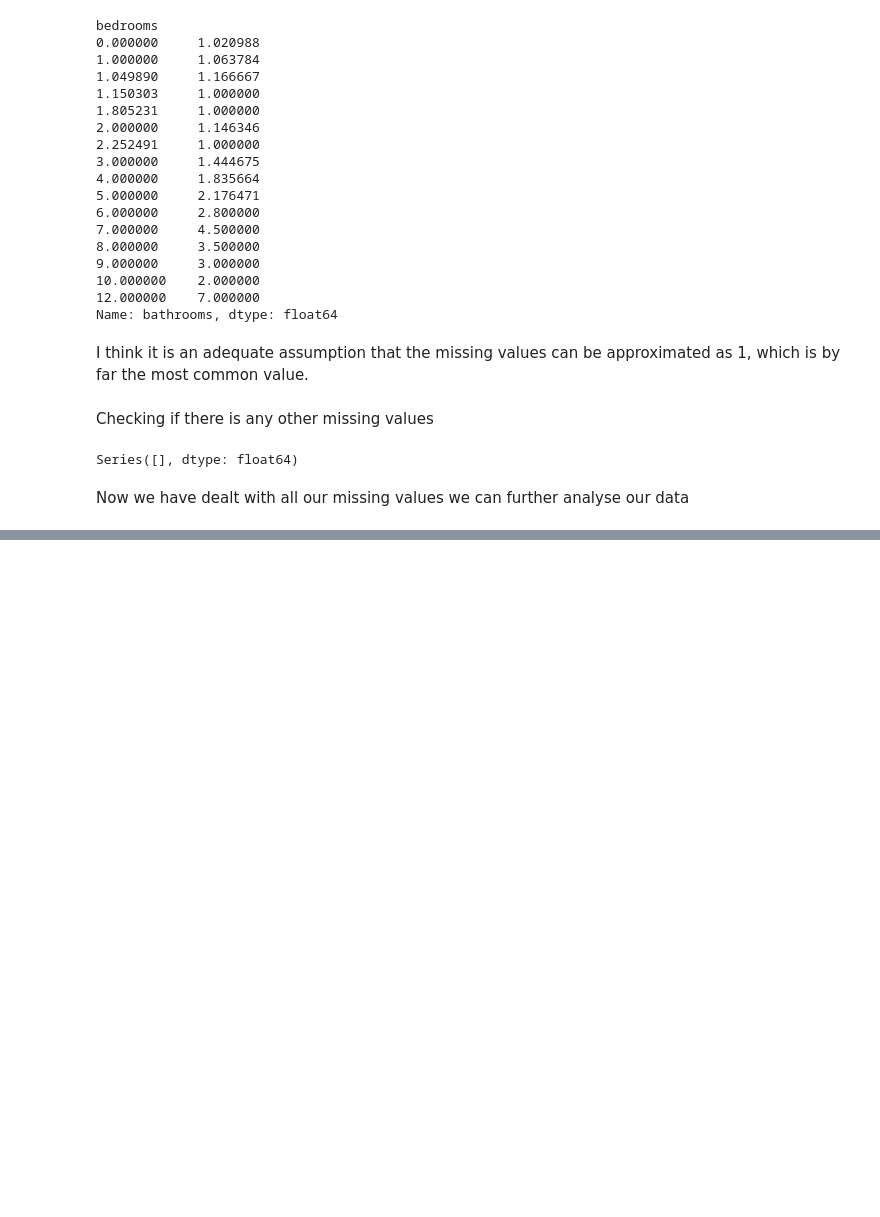
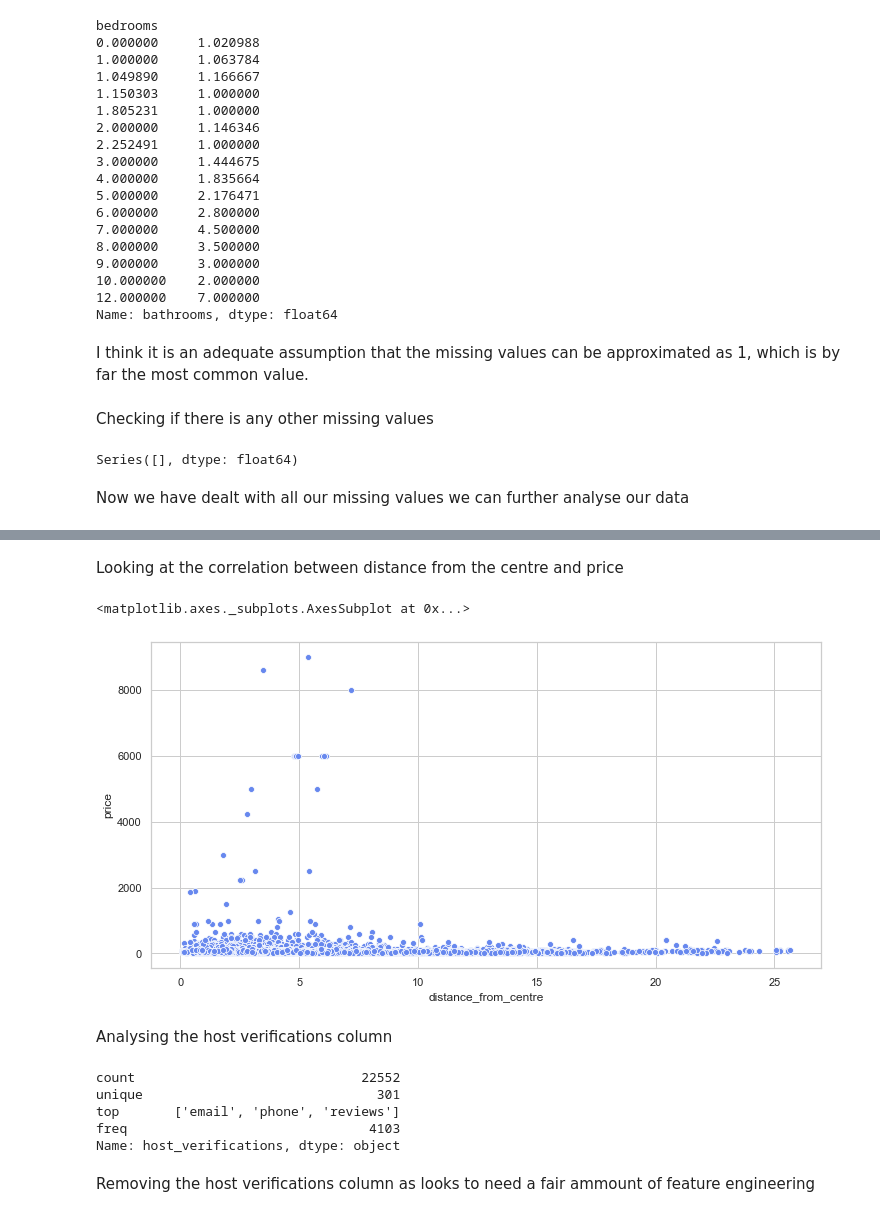
Before and after one commit to nickhill97/berlin_airbnb, a Jupyter notebook: notebooks/eda.ipynb, the cells around one changed output, grey strips where cells are left out. Drawn from its saved outputs; the diff is of its cells as text; code cells hidden in the pictures; blank space fills up the shorter version.

Commit message:
More data cleaning and feature engineering

```diff
--- a/notebooks/eda.ipynb
+++ b/notebooks/eda.ipynb
@@ -923,0 +955,20 @@ Now we have dealt with all our missing values we can further analyse our data
+# %% [markdown]
+Looking at the correlation between distance from the centre and price
+# %%
+plt.figure(figsize=(12,6))
+sns.scatterplot(data=listings_df, x="distance_from_centre", y="price")
+# %% [output]
+<matplotlib.axes._subplots.AxesSubplot at 0x...>
+[figure, added]
+# %% [markdown]
+Analysing the host verifications column
+# %%
+listings_df["host_verifications"].describe()
+# %% [output]
+count                             22552
+unique                              301
+top       ['email', 'phone', 'reviews']
+freq                               4103
+Name: host_verifications, dtype: object
+# %% [markdown]
+Removing the host verifications column as looks to need a fair ammount of feature engineering
```
Also changed, not shown: parts of 50 cells of this notebook, 1 other file.
